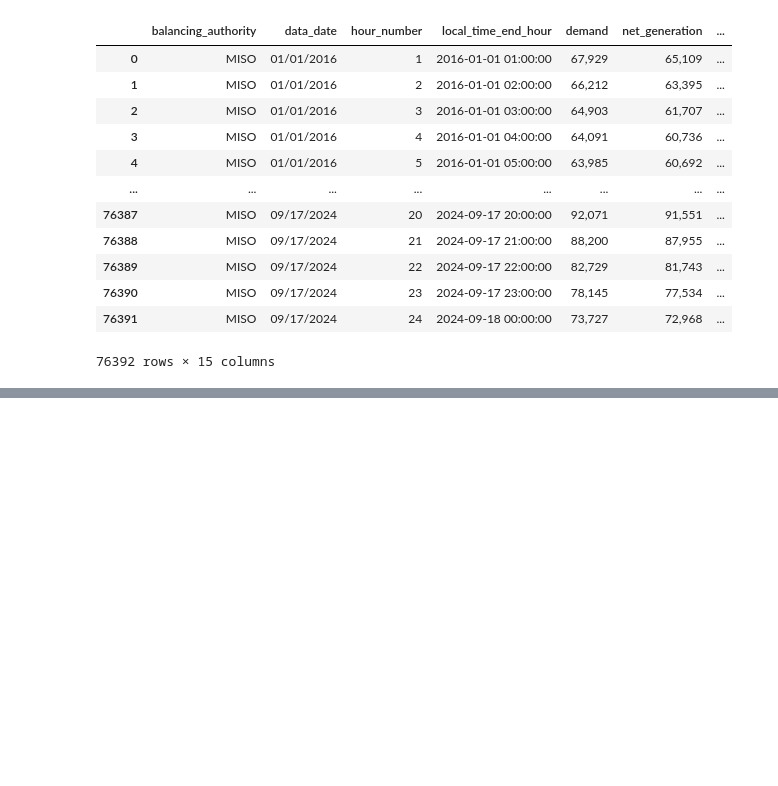
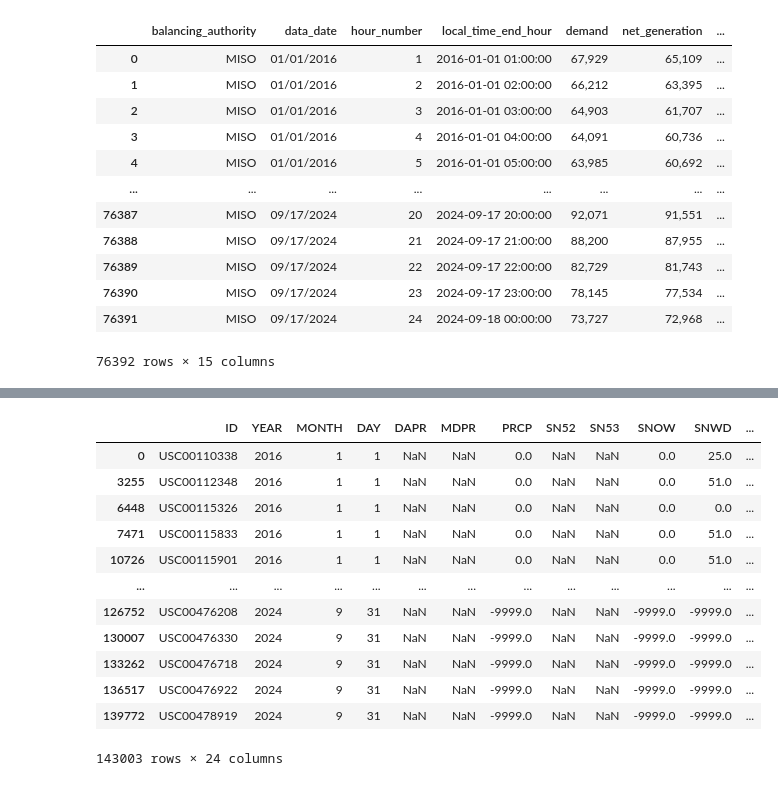
Before and after one commit to lmg1404/Energy-Consumption-Forecasting, a Jupyter notebook: src/notebooks/prototyping.ipynb, the cells around one changed output, grey strips where cells are left out. Cells and saved outputs as stored; diff of their text form; code cells hidden in the pictures; blank space fills up the shorter version.

```diff
--- a/src/notebooks/prototyping.ipynb
+++ b/src/notebooks/prototyping.ipynb
@@ -88,0 +247,40 @@ pd.read_csv("../../data/balance_sheet.csv")
+# %%
+def get_pivotdf(df: pd.DataFrame) -> pd.DataFrame:
+    values = df.columns.tolist()[4:]
+    indcols = df.columns.tolist()[:4]
+
+    melt_df = pd.melt(df, id_vars=indcols, value_vars=values, var_name="DAY")
+
+    pivot_df = pd.pivot_table(
+        melt_df,
+        values="value",
+        index=["ID", "YEAR", "MONTH", "DAY"],
+        columns="ELEMENT",
+        aggfunc="first",
+    ).reset_index()
+
+    pivot_df["DAY"] = pivot_df["DAY"].str.replace(r"\D", "", regex=True).astype(int)
+
+    pivot_df = pivot_df.sort_values(by=["YEAR", "MONTH", "DAY"])
+
+    pivot_df.columns.name = None
+
+    return pivot_df
+
+weather_pivot = get_pivotdf(MIweather_df)
+
+weather_pivot
+# %% [output]
+|  | ID | YEAR | MONTH | DAY | DAPR | MDPR | PRCP | SN52 | SN53 | SNOW | SNWD | ... |
+| 0 | USC00110338 | 2016 | 1 | 1 | NaN | NaN | 0.0 | NaN | NaN | 0.0 | 25.0 | ... |
+| 3255 | USC00112348 | 2016 | 1 | 1 | NaN | NaN | 0.0 | NaN | NaN | 0.0 | 51.0 | ... |
+| 6448 | USC00115326 | 2016 | 1 | 1 | NaN | NaN | 0.0 | NaN | NaN | 0.0 | 0.0 | ... |
+| 7471 | USC00115833 | 2016 | 1 | 1 | NaN | NaN | 0.0 | NaN | NaN | 0.0 | 51.0 | ... |
+| 10726 | USC00115901 | 2016 | 1 | 1 | NaN | NaN | 0.0 | NaN | NaN | 0.0 | 51.0 | ... |
+| ... | ... | ... | ... | ... | ... | ... | ... | ... | ... | ... | ... | ... |
+| 126752 | USC00476208 | 2024 | 9 | 31 | NaN | NaN | -9999.0 | NaN | NaN | -9999.0 | -9999.0 | ... |
+| 130007 | USC00476330 | 2024 | 9 | 31 | NaN | NaN | -9999.0 | NaN | NaN | -9999.0 | -9999.0 | ... |
+| 133262 | USC00476718 | 2024 | 9 | 31 | NaN | NaN | -9999.0 | NaN | NaN | -9999.0 | -9999.0 | ... |
+| 136517 | USC00476922 | 2024 | 9 | 31 | NaN | NaN | -9999.0 | NaN | NaN | -9999.0 | -9999.0 | ... |
+| 139772 | USC00478919 | 2024 | 9 | 31 | NaN | NaN | -9999.0 | NaN | NaN | -9999.0 | -9999.0 | ... |
+143003 rows × 24 columns
```
Also changed, not shown: parts of 22 cells of this notebook.
